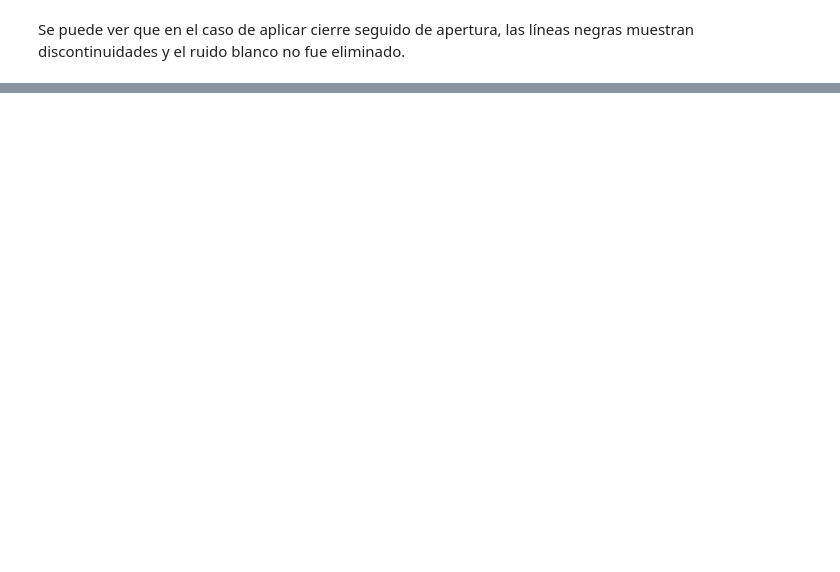
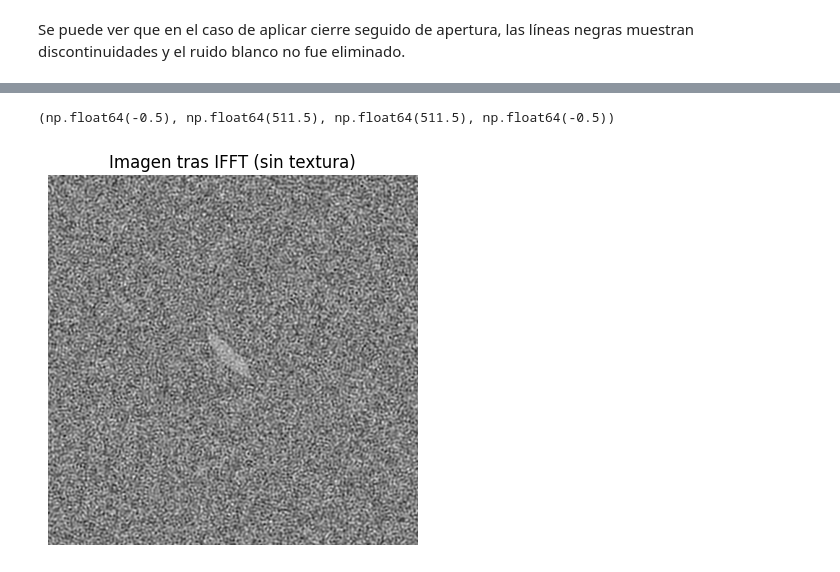
Before and after one commit to ArielaMishaanCohen/LAB2, a Jupyter notebook: LAB2.ipynb, the cells around one changed output, grey strips where cells are left out. Saved outputs shown, nothing was run; the diff lists cells and outputs as text; code cells hidden in the pictures; blank space fills up the shorter version.

```diff
--- a/LAB2.ipynb
+++ b/LAB2.ipynb
@@ -256,0 +283,12 @@ Se puede ver que en el caso de aplicar cierre seguido de apertura, las líneas n
+# %%
+#  IFFT (volver al dominio espacial)
+f_ishift = np.fft.ifftshift(fshift_filt)
+img_suavizada = np.fft.ifft2(f_ishift)
+img_suavizada = np.abs(img_suavizada)
+
+plt.imshow(img_suavizada, cmap='gray')
+plt.title("Imagen tras IFFT (sin textura)")
+plt.axis("off")
+# %% [output]
+(np.float64(-0.5), np.float64(511.5), np.float64(511.5), np.float64(-0.5))
+[figure, added]
```
Also changed, not shown: parts of 19 cells of this notebook.
